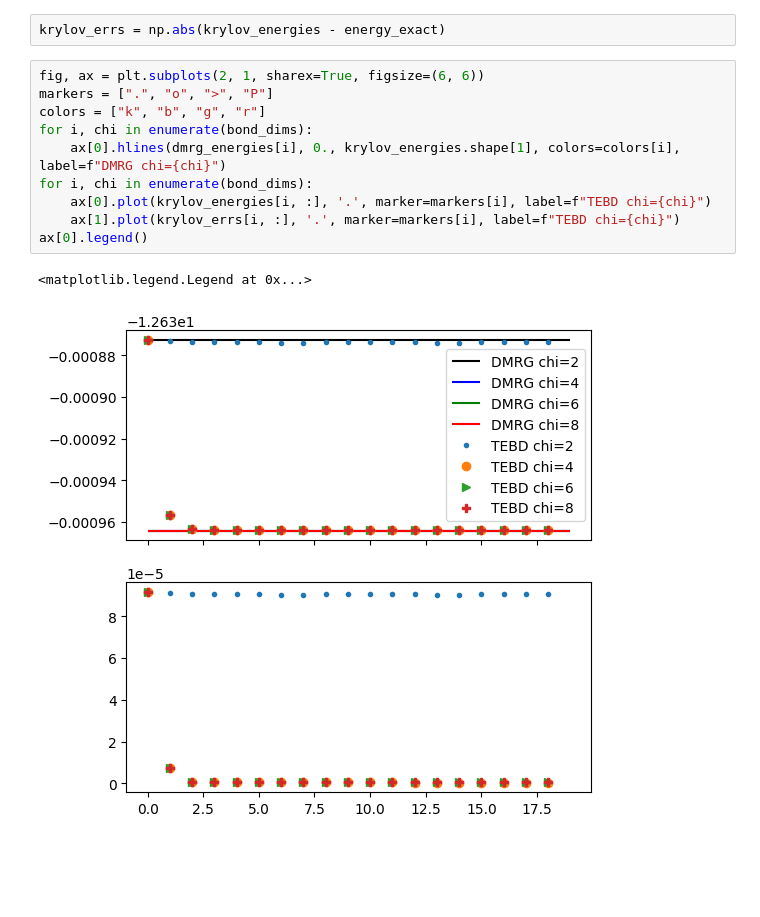
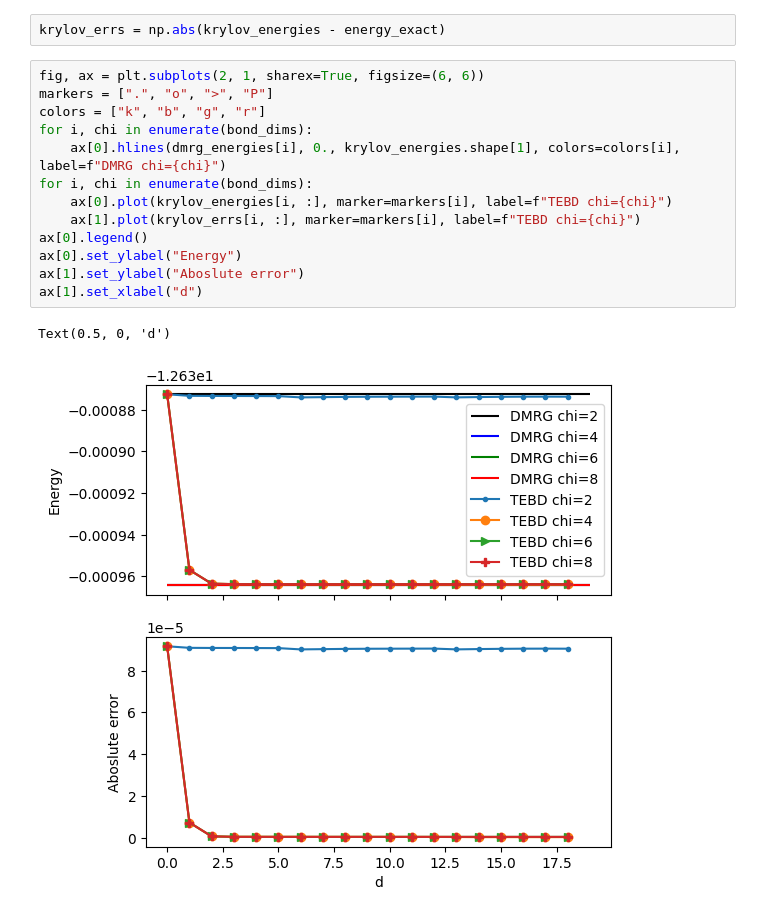
Before and after one commit to bdalfavero/RealTimeKrylov, a Jupyter notebook: tfim_quimb.ipynb, the cells around one changed output. Drawn from its saved outputs; the diff is of its cells as text; blank space fills up the shorter version.

Commit message:
Same results. Fixed the plots.

```diff
--- a/tfim_quimb.ipynb
+++ b/tfim_quimb.ipynb
@@ -97,13 +97,16 @@ krylov_errs = np.abs(krylov_energies - energy_exact)
 # %%
 fig, ax = plt.subplots(2, 1, sharex=True, figsize=(6, 6))
 markers = [".", "o", ">", "P"]
 colors = ["k", "b", "g", "r"]
 for i, chi in enumerate(bond_dims):
     ax[0].hlines(dmrg_energies[i], 0., krylov_energies.shape[1], colors=colors[i], label=f"DMRG chi={chi}")
 for i, chi in enumerate(bond_dims):
-    ax[0].plot(krylov_energies[i, :], '.', marker=markers[i], label=f"TEBD chi={chi}")
-    ax[1].plot(krylov_errs[i, :], '.', marker=markers[i], label=f"TEBD chi={chi}")
+    ax[0].plot(krylov_energies[i, :], marker=markers[i], label=f"TEBD chi={chi}")
+    ax[1].plot(krylov_errs[i, :], marker=markers[i], label=f"TEBD chi={chi}")
 ax[0].legend()
+ax[0].set_ylabel("Energy")
+ax[1].set_ylabel("Aboslute error")
+ax[1].set_xlabel("d")
 # %% [output]
-<matplotlib.legend.Legend at 0x...>
+Text(0.5, 0, 'd')
-[figure, old version]
+[figure, new version]
```
